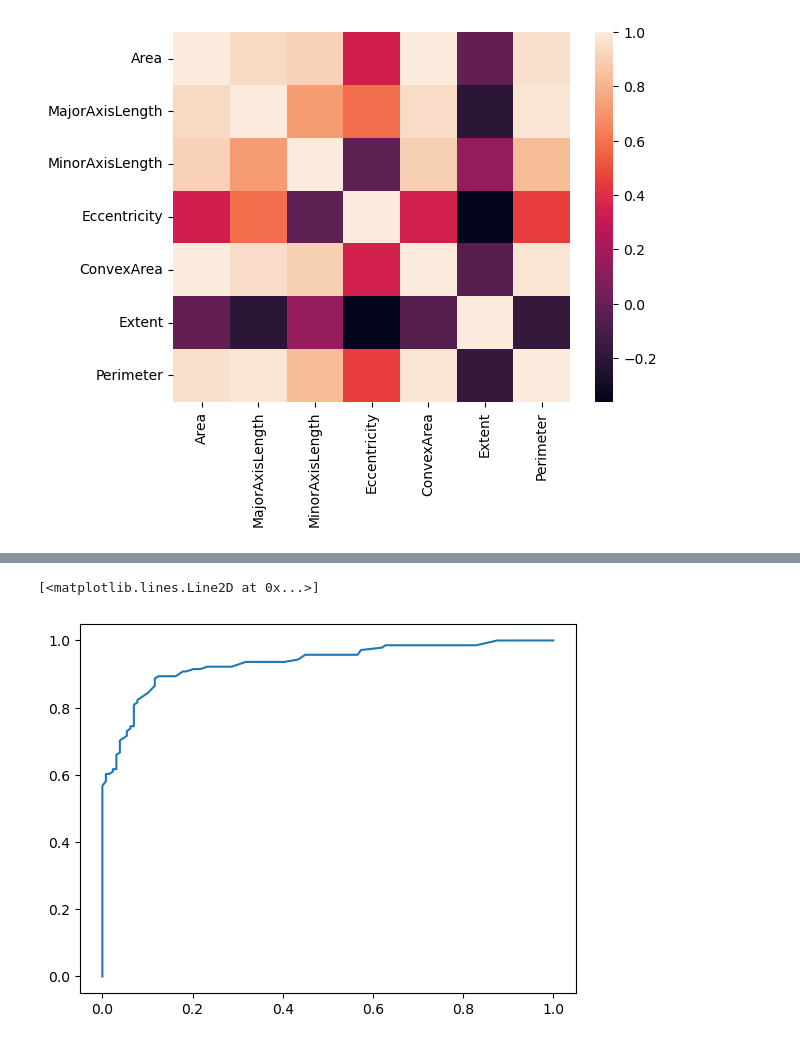
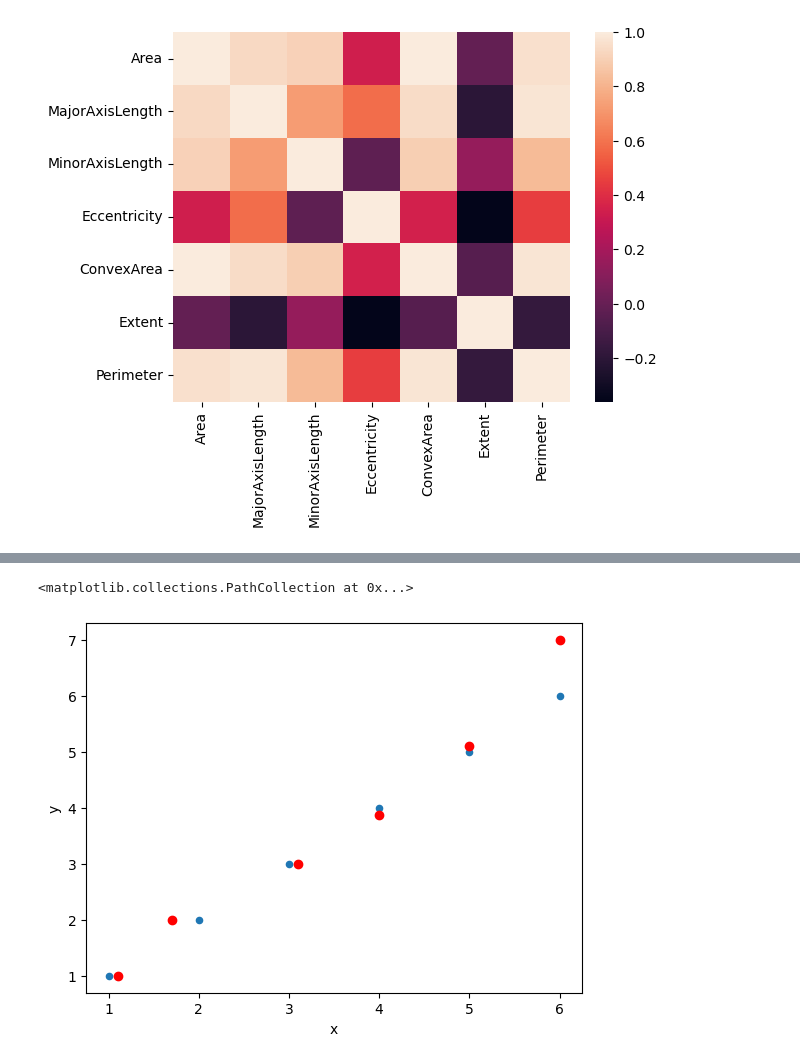
Before and after one commit to PatheticOTD/intercontinenral, a Jupyter notebook: snowtime.ipynb, the cells around one changed output, grey strips where cells are left out. Saved outputs shown, nothing was run; the diff lists cells and outputs as text; code cells hidden in the pictures.

```diff
--- a/snowtime.ipynb
+++ b/snowtime.ipynb
@@ -249,10 +79,11 @@ def tpr(sx, y):
-# %%
-t = np.linspace(0, 1, 100)
-
-xax = [fpr(sign(data.probs, j), data.classes) for j in t]
-yax = [tpr(sign(data.probs, j), data.classes) for j in t]
-
-plt.plot(xax, yax)
-# %% [output]
-[<matplotlib.lines.Line2D at 0x...>]
-[figure, removed]
+# %%
+x_train = pd.DataFrame({'x':[1,2,3,4,5, 6], 'y':[1,2,3,4,5, 6]})
+target = pd.Series([1,1,1,0,0,0])
+x_train.assign(t = target.values)
+
+x_test = pd.DataFrame({'x':[1.1, 1.7, 3.1, 4,5,6], "y" : [1,2,3, 3.88, 5.1, 7]})
+x_train.plot(kind = 'scatter', x = 'x', y = 'y')
+plt.scatter(x_test.x, x_test.y, c = 'red')
+# %% [output]
+<matplotlib.collections.PathCollection at 0x...>
+[figure, added]
```
Also changed, not shown: parts of 21 cells of this notebook, 8 other files.
